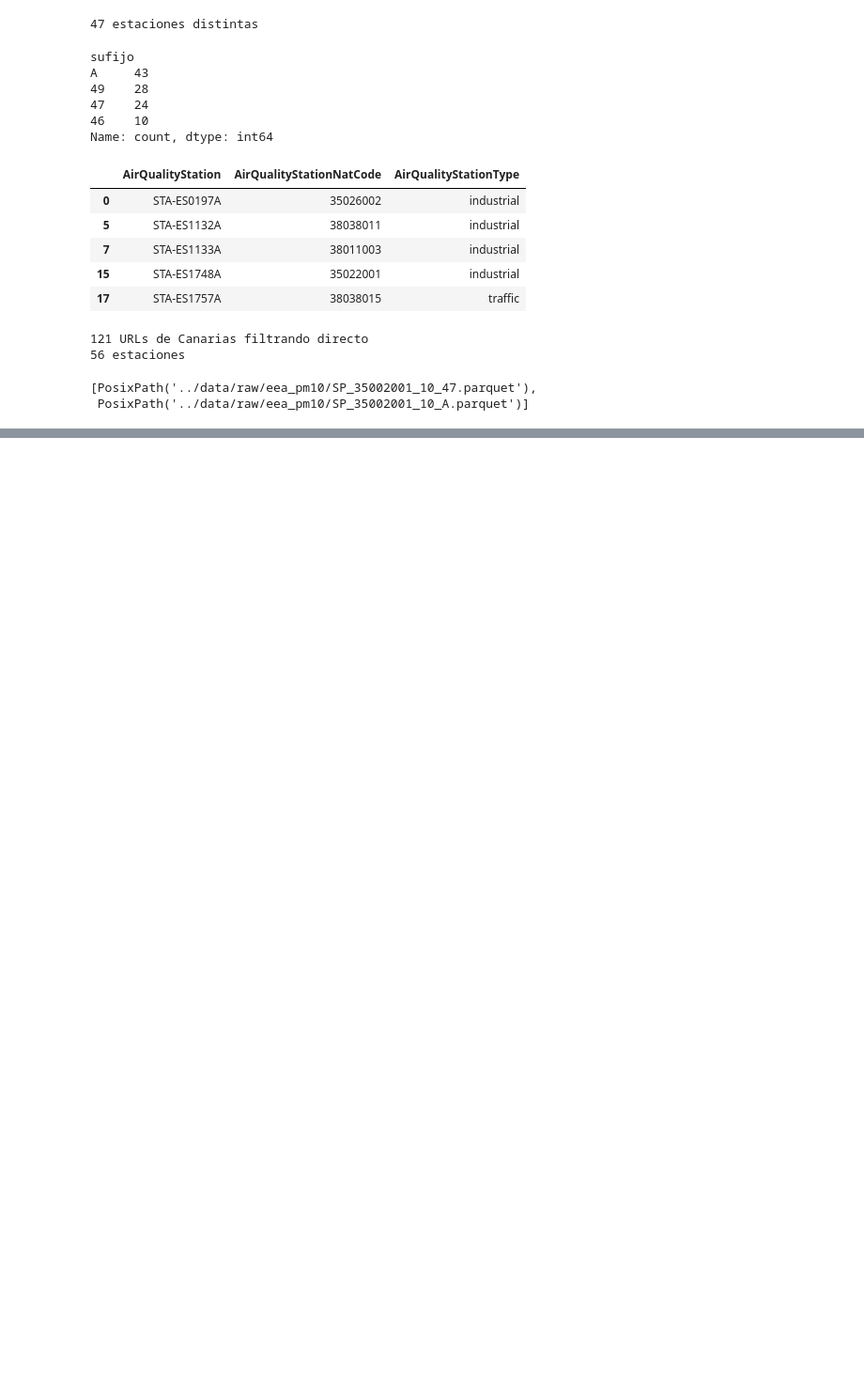
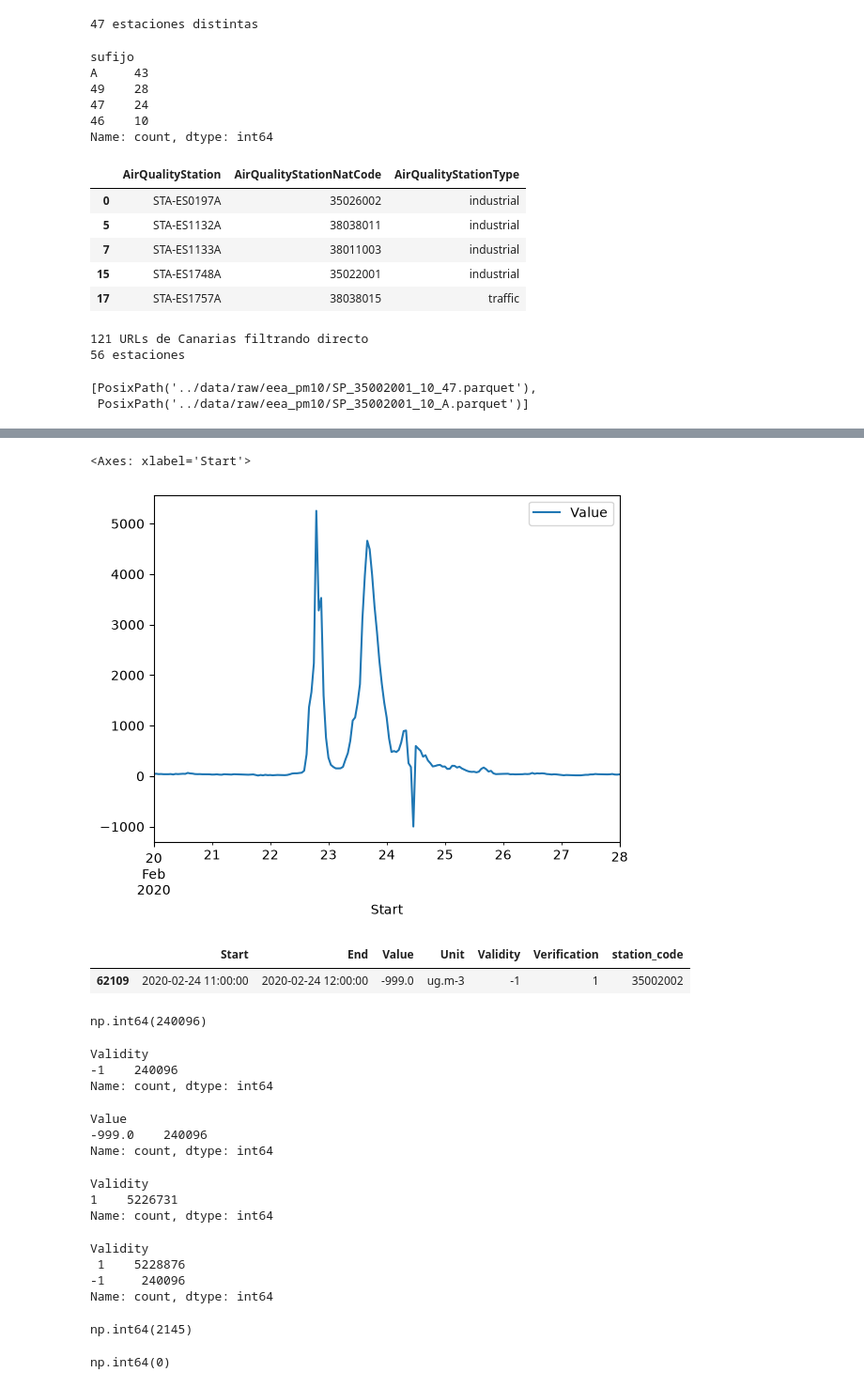
Before and after one commit to belennG/calima-canarias, a Jupyter notebook: spikes/02_eea_download.ipynb, the cells around one changed output, grey strips where cells are left out. Shown at 94% size. Cells and saved outputs as stored; diff of their text form; code cells hidden in the pictures; blank space fills up the shorter version.

Commit message:
Spike: combine EEA PM10 files, check validity, plot Feb 2020

```diff
--- a/spikes/02_eea_download.ipynb
+++ b/spikes/02_eea_download.ipynb
@@ -148,0 +163,9 @@ SP_35002001_10_A.parquet | 78144 filas | 2017-01-01 01:00:00 → 2026-01-01 00:0
+# %%
+def read_file(f: Path) -> pd.DataFrame:
+    station_code = f.name.split("_")[1]   # "SP_35002001_10_A.parquet" → "35002001"
+    df = pd.read_parquet(
+        f,
+        columns=["Start", "End", "Value", "Unit", "Validity", "Verification"],
+    )
+    df["station_code"] = station_code     # el mismo valor en todas las filas
+    return df
@@ -148,0 +181,14 @@ SP_35002001_10_A.parquet | 78144 filas | 2017-01-01 01:00:00 → 2026-01-01 00:0
+# %%
+def read_file(f: Path) -> pd.DataFrame:
+    station_code = f.name.split("_")[1]   # "SP_35002001_10_A.parquet" → "35002001"
+    df = pd.read_parquet(
+        f,
+        columns=["Start", "End", "Value", "Unit", "Validity", "Verification"],
+    )
+    df["Value"] = df["Value"].astype(float)
+    df["station_code"] = station_code     # el mismo valor en todas las filas
+    return df
+# %%
+%%time
+tables = [read_file(f) for f in all_files]
+pm10 = pd.concat(tables, ignore_index=True)
@@ -148,0 +216,4 @@ SP_35002001_10_A.parquet | 78144 filas | 2017-01-01 01:00:00 → 2026-01-01 00:0
+# %%
+mask = pm10["Start"].between("2020-02-20", "2020-02-28")
+feb_2020 = pm10[mask]
+feb_2020.sort_values("Value", ascending=False).head(10)
@@ -148,0 +232,17 @@ SP_35002001_10_A.parquet | 78144 filas | 2017-01-01 01:00:00 → 2026-01-01 00:0
+# %%
+is_station = feb_2020["station_code"] == "35002002"
+station = feb_2020[is_station]
+station.plot(x="Start", y="Value")
+# %% [output]
+<Axes: xlabel='Start'>
+[figure, added]
+# %%
+is_negative = station["Value"] < 0
+station[is_negative]
+# %% [output]
+|  | Start | End | Value | Unit | Validity | Verification | station_code |
+| 62109 | 2020-02-24 11:00:00 | 2020-02-24 12:00:00 | -999.0 | ug.m-3 | -1 | 1 | 35002002 |
+# %%
+(pm10["Value"] < 0).sum()
+# %% [output]
+np.int64(240096)
@@ -148,0 +253,12 @@ SP_35002001_10_A.parquet | 78144 filas | 2017-01-01 01:00:00 → 2026-01-01 00:0
+# %%
+negatives["Validity"].value_counts()
+# %% [output]
+Validity
+-1    240096
+Name: count, dtype: int64
+# %%
+negatives["Value"].value_counts()
+# %% [output]
+Value
+-999.0    240096
+Name: count, dtype: int64
@@ -148,0 +269,6 @@ SP_35002001_10_A.parquet | 78144 filas | 2017-01-01 01:00:00 → 2026-01-01 00:0
+# %%
+positives["Validity"].value_counts()
+# %% [output]
+Validity
+1    5226731
+Name: count, dtype: int64
@@ -148,0 +277,15 @@ SP_35002001_10_A.parquet | 78144 filas | 2017-01-01 01:00:00 → 2026-01-01 00:0
+# %%
+total_validity
+# %% [output]
+Validity
+ 1    5228876
+-1     240096
+Name: count, dtype: int64
+# %%
+(pm10["Value"] == 0).sum()
+# %% [output]
+np.int64(2145)
+# %%
+(pm10["Value"]).isna().sum()
+# %% [output]
+np.int64(0)
```
Also changed, not shown: parts of 17 cells of this notebook.
